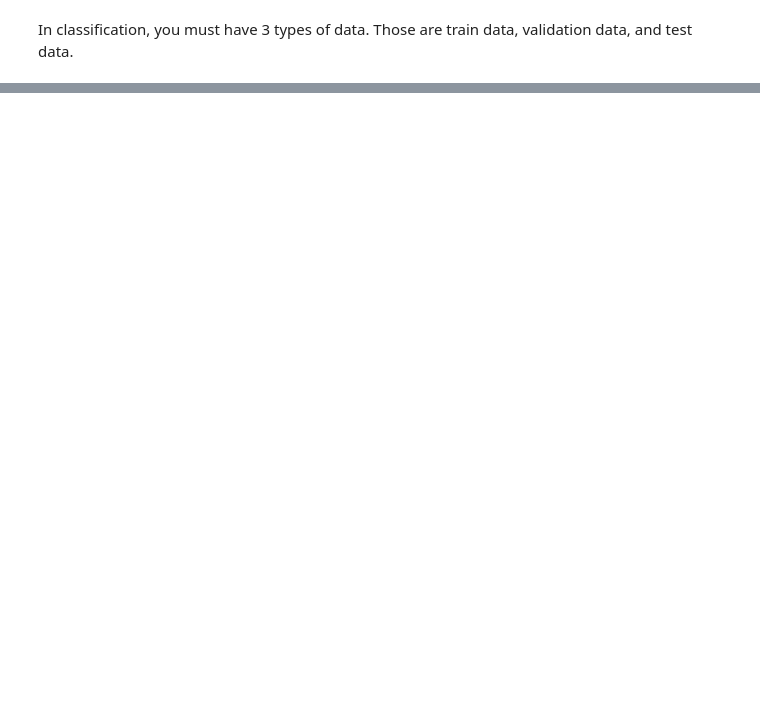
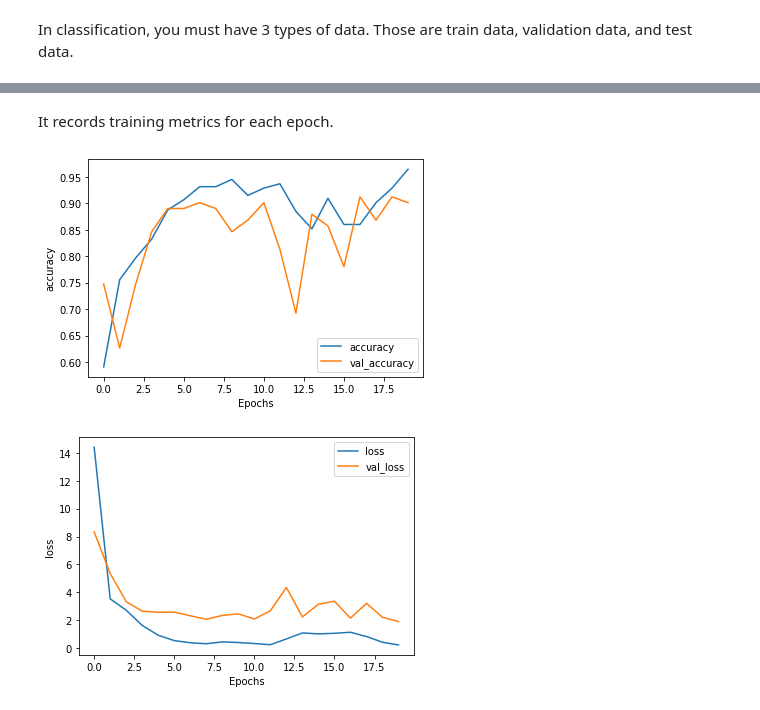
Before and after one commit to kvnchandra/ml-assignment-bangkit, a Jupyter notebook: main.ipynb, the cells around one changed output, grey strips where cells are left out. Cells and saved outputs as stored; diff of their text form; code cells hidden in the pictures; blank space fills up the shorter version.

```diff
--- a/main.ipynb
+++ b/main.ipynb
@@ -105,0 +232,8 @@ NameError: ignored
+# %%
+train_cols = list(train.columns)
+train_cols.remove('diagnosis')
+feature_columns = []
+
+# numeric cols
+for header in train_cols:
+    feature_columns.append(tf.feature_column.numeric_column(header))
@@ -105,0 +243,8 @@ NameError: ignored
+# %%
+feature_layer = tf.keras.layers.DenseFeatures(feature_columns)
+# %%
+batch_size = 32
+
+train_ds = df_to_dataset(train, batch_size=batch_size)
+val_ds = df_to_dataset(val, shuffle=False, batch_size=batch_size)
+test_ds = df_to_dataset(test, shuffle=False, batch_size=batch_size)
@@ -105,0 +264,15 @@ NameError: ignored
+# %%
+model = tf.keras.Sequential([
+    feature_layer,
+    layers.Dense(128, activation='relu'),
+    layers.Dense(128, activation='relu'),
+    layers.Dense(1)
+])
+
+model.compile(optimizer='adam',
+              loss=tf.keras.losses.BinaryCrossentropy(from_logits=True),
+              metrics=['accuracy'])
+
+history = model.fit(train_ds,
+          validation_data=val_ds,
+          epochs=20)
@@ -105,0 +297,16 @@ NameError: ignored
+# %% [markdown]
+It records training metrics for each epoch.
+# %%
+def plot_graphs(history, metric):
+  plt.plot(history.history[metric])
+  plt.plot(history.history['val_'+metric], '')
+  plt.xlabel("Epochs")
+  plt.ylabel(metric)
+  plt.legend([metric, 'val_'+metric])
+  plt.show()
+
+plot_graphs(history, 'accuracy')
+plot_graphs(history, 'loss')
+# %% [output]
+[figure, added]
+[figure, added]
```
Also changed, not shown: parts of 39 cells of this notebook.
